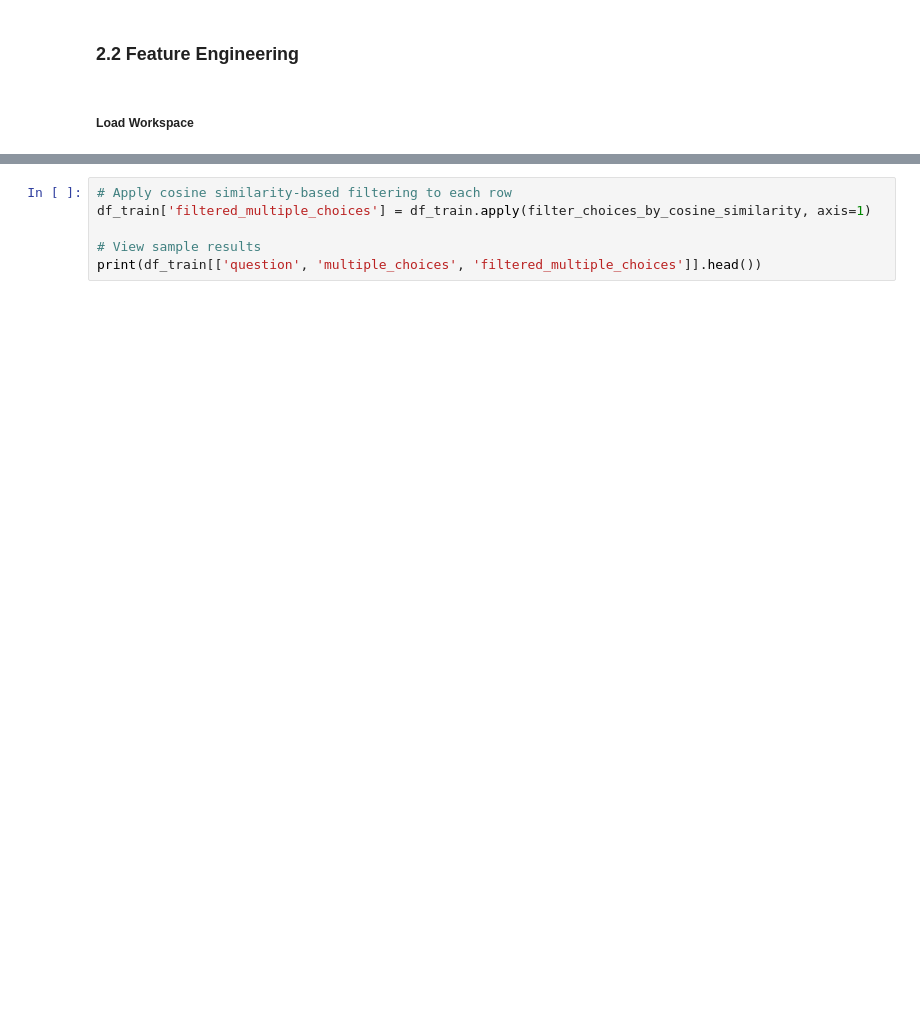
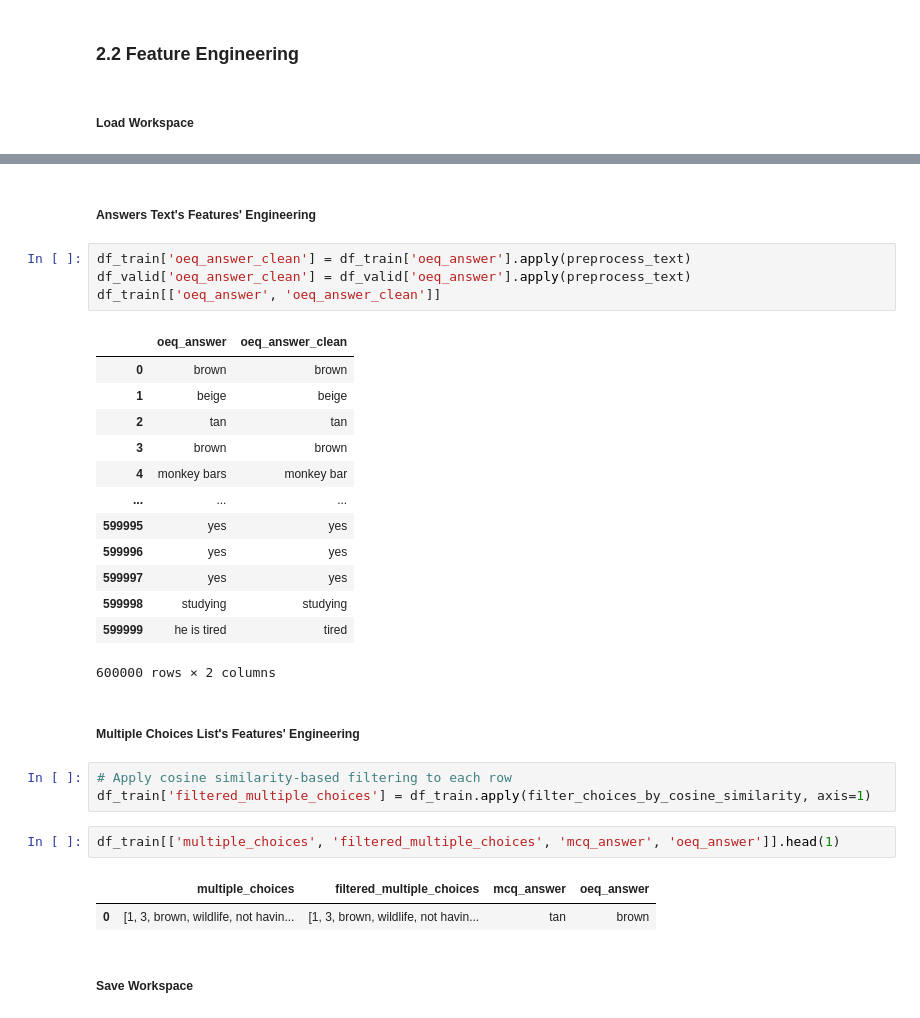
Before and after one commit to nilanahar/MMAI_894_DeepLearning_Project_TeamRosedale, a Jupyter notebook: MMAI_894_Team_Project.ipynb, the cells around one changed output, grey strips where cells are left out. Saved outputs shown, nothing was run; the diff lists cells and outputs as text; blank space fills up the shorter version.

```diff
--- a/MMAI_894_Team_Project.ipynb
+++ b/MMAI_894_Team_Project.ipynb
@@ -460,6 +523,32 @@ df_train.head()
+# %% [markdown]
+##### Answers Text's Features' Engineering
+# %%
+df_train['oeq_answer_clean'] = df_train['oeq_answer'].apply(preprocess_text)
+df_valid['oeq_answer_clean'] = df_valid['oeq_answer'].apply(preprocess_text)
+df_train[['oeq_answer', 'oeq_answer_clean']]
+# %% [output]
+|  | oeq_answer | oeq_answer_clean |
+| 0 | brown | brown |
+| 1 | beige | beige |
+| 2 | tan | tan |
+| 3 | brown | brown |
+| 4 | monkey bars | monkey bar |
+| ... | ... | ... |
+| 599995 | yes | yes |
+| 599996 | yes | yes |
+| 599997 | yes | yes |
+| 599998 | studying | studying |
+| 599999 | he is tired | tired |
+600000 rows × 2 columns
+# %% [markdown]
+##### Multiple Choices List's Features' Engineering
 # %%
 # Apply cosine similarity-based filtering to each row
 df_train['filtered_multiple_choices'] = df_train.apply(filter_choices_by_cosine_similarity, axis=1)
-
-# View sample results
-print(df_train[['question', 'multiple_choices', 'filtered_multiple_choices']].head())
+# %%
+df_train[['multiple_choices', 'filtered_multiple_choices', 'mcq_answer', 'oeq_answer']].head(1)
+# %% [output]
+|  | multiple_choices | filtered_multiple_choices | mcq_answer | oeq_answer |
+| 0 | [1, 3, brown, wildlife, not havin... | [1, 3, brown, wildlife, not havin... | tan | brown |
+# %% [markdown]
+##### Save Workspace
```
Also changed, not shown: parts of 25 cells of this notebook.
